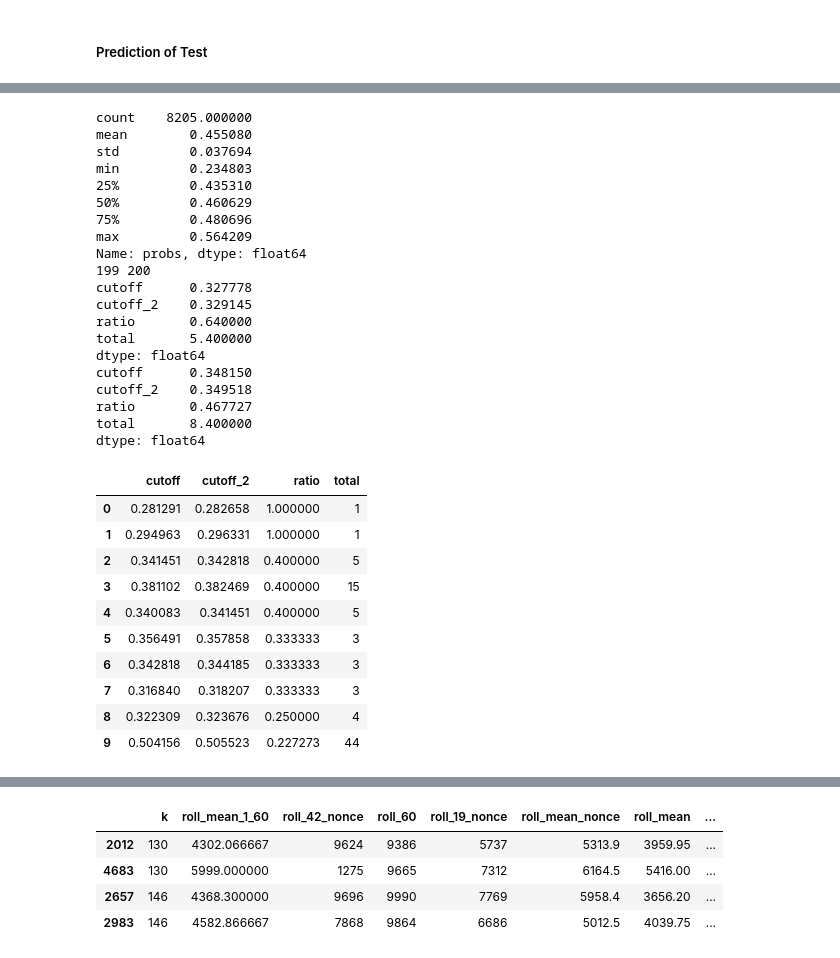
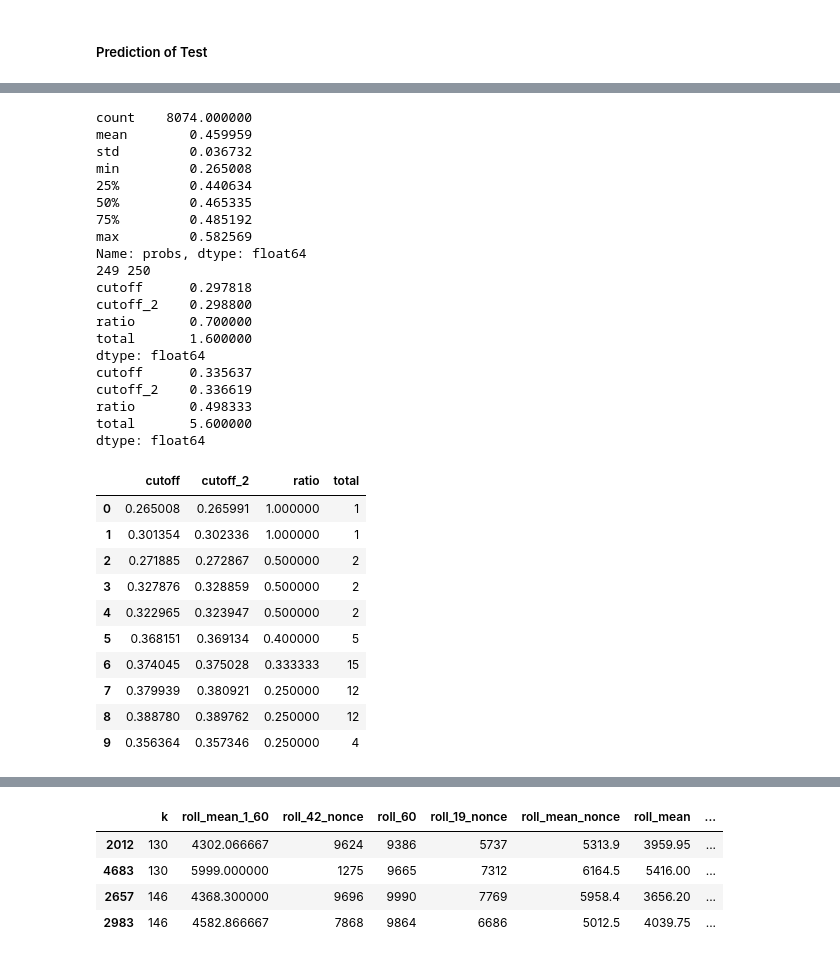
Before and after one commit to baskarsambandamurthy/hashing, a Jupyter notebook: baseline hash-trend-verification ML large volume hash 25 features.ipynb, the cells around one changed output, grey strips where cells are left out. Saved outputs shown, nothing was run; the diff lists cells and outputs as text; code cells hidden in the pictures.

```diff
--- a/baseline hash-trend-verification ML large volume hash 25 features.ipynb
+++ b/baseline hash-trend-verification ML large volume hash 25 features.ipynb
@@ -1008,9 +1008,9 @@ def generate_data(test,client_seed_data,pass_state_reqd,
 
     return result_df
 # %%
-hashval = '416e56f7cc46f549f3f9946a5264475854a53d5c363487535a06fcc066d7120e'#'3e24f29a3ae70e54aedd86b0c68640050be7dace8ae679f1fb85d1325a56ddae'
+hashval = '8a3956097386018f2beb1a3d225934fcc2e37c74c20e917753f0ae74062ec77d'#'3e24f29a3ae70e54aedd86b0c68640050be7dace8ae679f1fb85d1325a56ddae'
 seed = hashval #'c77b3e783f094e255b0693f89094bed95ad9738d86f44fa4c09c8b0d58e2c73e'
-nonce = 2653 #2390
+nonce = 2662 #2390
 
 feature_chain_length=60
 train_hash_size = 2158#121
@@ -3056,7 +3093,7 @@ ratios =[]
 totals =[]
 print(test_hash_probs['probs'].describe())
 cutoffs = np.linspace(test_hash_probs['probs'].min(),
-                      test_hash_probs['probs'].quantile(0.95),200)
+                      test_hash_probs['probs'].quantile(0.95),250)
 for i,cutoff in enumerate(cutoffs[:len(cutoffs)-1]):
 #     cutoff=0.4
 #     diff = 0.01
@@ -3065,60 +3102,60 @@ for i,cutoff in enumerate(cutoffs[:len(cutoffs)-1]):
     mask2=create_target_mask(test_hash_probs)
 
 #     mask2 = test_hash_probs['roll_actual']>=9000
     total = len(test_hash_probs[mask])
     if total==0:
         ratio=0
         success=0
     else:
         success = len(test_hash_probs[mask & mask2])
         ratio = success / total
     ratios.append(ratio)
     totals.append(total)
 #     print(ratio,success,total)
 
 print(len(ratios),len(cutoffs))
 df=pd.DataFrame()
 df['cutoff']=cutoffs[:len(cutoffs)-1]
 df['cutoff_2']=cutoffs[1:len(cutoffs)]
 df['ratio'] =ratios
 df['total'] =totals
 
 df = df.sort_values('ratio',ascending=False).reset_index(drop=True)
 print(df[:5].mean())
 print(df[:10].mean())
 df.head(10)
 # %% [output]
-count    8205.000000
-mean        0.455080
-std         0.037694
-min         0.234803
-25%         0.435310
-50%         0.460629
-75%         0.480696
-max         0.564209
+count    8074.000000
+mean        0.459959
+std         0.036732
+min         0.265008
+25%         0.440634
+50%         0.465335
+75%         0.485192
+max         0.582569
 Name: probs, dtype: float64
-199 200
-cutoff      0.327778
-cutoff_2    0.329145
-ratio       0.640000
-total       5.400000
+249 250
+cutoff      0.297818
+cutoff_2    0.298800
+ratio       0.700000
+total       1.600000
 dtype: float64
-cutoff      0.348150
-cutoff_2    0.349518
-ratio       0.467727
-total       8.400000
+cutoff      0.335637
+cutoff_2    0.336619
+ratio       0.498333
+total       5.600000
 dtype: float64
 |  | cutoff | cutoff_2 | ratio | total |
-| 0 | 0.281291 | 0.282658 | 1.000000 | 1 |
-| 1 | 0.294963 | 0.296331 | 1.000000 | 1 |
-| 2 | 0.341451 | 0.342818 | 0.400000 | 5 |
-| 3 | 0.381102 | 0.382469 | 0.400000 | 15 |
-| 4 | 0.340083 | 0.341451 | 0.400000 | 5 |
-| 5 | 0.356491 | 0.357858 | 0.333333 | 3 |
-| 6 | 0.342818 | 0.344185 | 0.333333 | 3 |
-| 7 | 0.316840 | 0.318207 | 0.333333 | 3 |
-| 8 | 0.322309 | 0.323676 | 0.250000 | 4 |
-| 9 | 0.504156 | 0.505523 | 0.227273 | 44 |
+| 0 | 0.265008 | 0.265991 | 1.000000 | 1 |
+| 1 | 0.301354 | 0.302336 | 1.000000 | 1 |
+| 2 | 0.271885 | 0.272867 | 0.500000 | 2 |
+| 3 | 0.327876 | 0.328859 | 0.500000 | 2 |
+| 4 | 0.322965 | 0.323947 | 0.500000 | 2 |
+| 5 | 0.368151 | 0.369134 | 0.400000 | 5 |
+| 6 | 0.374045 | 0.375028 | 0.333333 | 15 |
+| 7 | 0.379939 | 0.380921 | 0.250000 | 12 |
+| 8 | 0.388780 | 0.389762 | 0.250000 | 12 |
+| 9 | 0.356364 | 0.357346 | 0.250000 | 4 |
 # %%
 df
 # %% [output]
```
Also changed, not shown: parts of 44 cells of this notebook.
